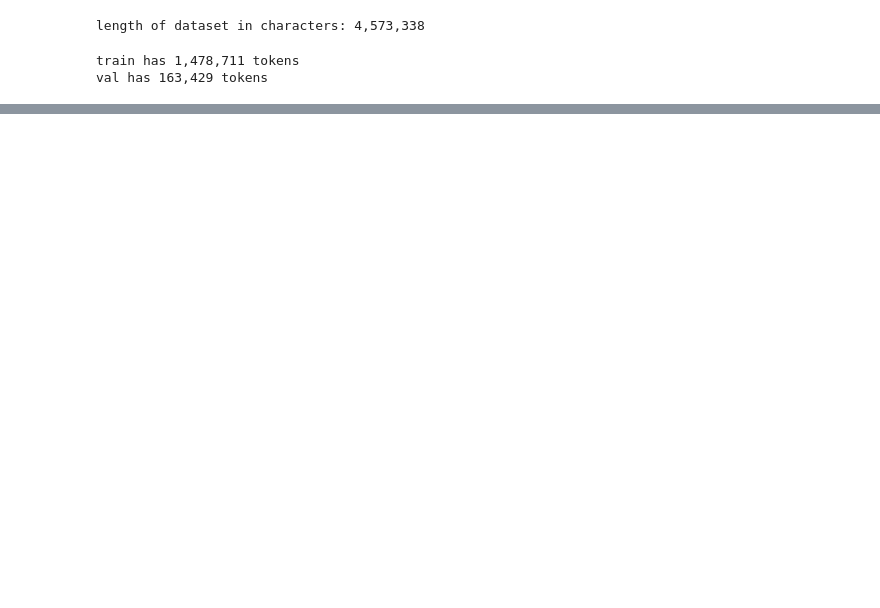
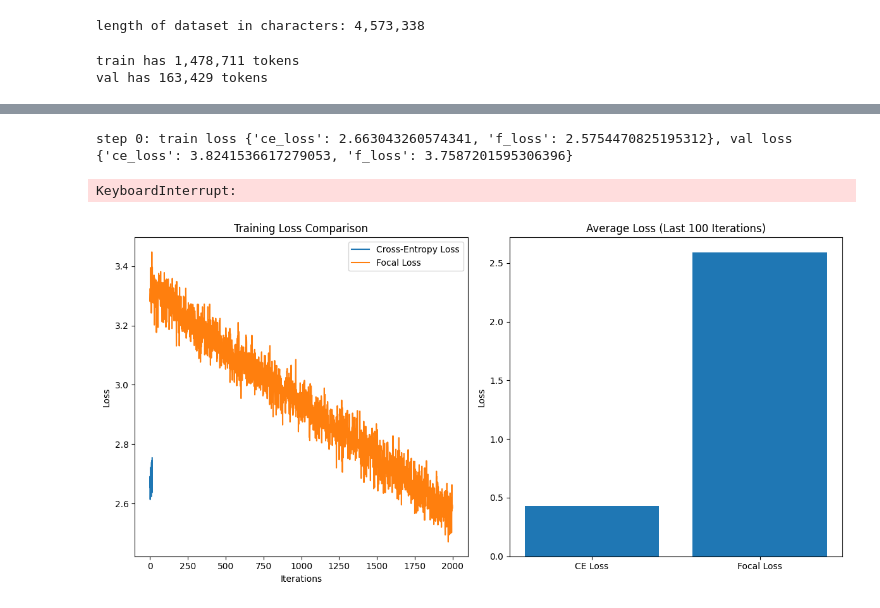
Before and after one commit to dal548/305BFinal, a Jupyter notebook: extension.ipynb, the cells around one changed output, grey strips where cells are left out. Drawn from its saved outputs; the diff is of its cells as text; code cells hidden in the pictures; blank space fills up the shorter version.

```diff
--- a/extension.ipynb
+++ b/extension.ipynb
@@ -551,0 +712,51 @@ decode_bpe(tlm.generate(xb[0:1], max_new_tokens=10).tolist()[0])
+# %%
+# 5. Training loop with M Loss
+m_loss_list = []
+ce_loss_list = []
+for it in tqdm(range(LARGE_ITERS)):
+    # Evaluate
+    if it % eval_interval == 0:
+        losses = estimate_loss(tlm, EVAL_ITERS, CONTEXT_WINDOW_SIZE, device, use_focal_loss=True)
+        print(f"step {it}: train loss {losses['train']}, val loss {losses['val']}")
+
+    # Forward/backward/update
+    xb, yb = get_batch('train', CONTEXT_WINDOW_SIZE, device, batch_size=64)
+    logits, ce_loss, f_loss = tlm(xb, yb)
+    optimizer.zero_grad()
+    f_loss.backward()  # Use M loss for optimization
+    optimizer.step()
+    ce_loss_list.append(ce_loss.item())
+
+print("final CE training loss =", ce_loss_list[-1])
+print("final M training loss =", m_loss_list[-1])
+# %% [output]
+step 0: train loss {'ce_loss': 2.663043260574341, 'f_loss': 2.5754470825195312}, val loss {'ce_loss': 3.8241536617279053, 'f_loss': 3.7587201595306396}
+KeyboardInterrupt:
+# %%
+def plot_loss_comparison(ce_losses, focal_losses):
+    plt.figure(figsize=(12, 6))
+
+    plt.subplot(1, 2, 1)
+    plt.plot(ce_losses, label='Cross-Entropy Loss')
+    plt.plot(focal_losses, label='Focal Loss')
+    plt.title('Training Loss Comparison')
+    plt.xlabel('Iterations')
+    plt.ylabel('Loss')
+    plt.legend()
+
+    # Calculate average loss over last 100 iterations
+    avg_ce = sum(ce_losses[-100:]) / 100
+    avg_focal = sum(focal_losses[-100:]) / 100
+
+    plt.subplot(1, 2, 2)
+    plt.bar(['CE Loss', 'Focal Loss'], [avg_ce, avg_focal])
+    plt.title('Average Loss (Last 100 Iterations)')
+    plt.ylabel('Loss')
+
+    plt.tight_layout()
+    plt.show()
+
+# Call this after training with all three loss functions
+plot_loss_comparison(ce_loss_list, f_loss_list)
+# %% [output]
+[figure, added]
```
Also changed, not shown: parts of 13 cells of this notebook, 6 other files.
